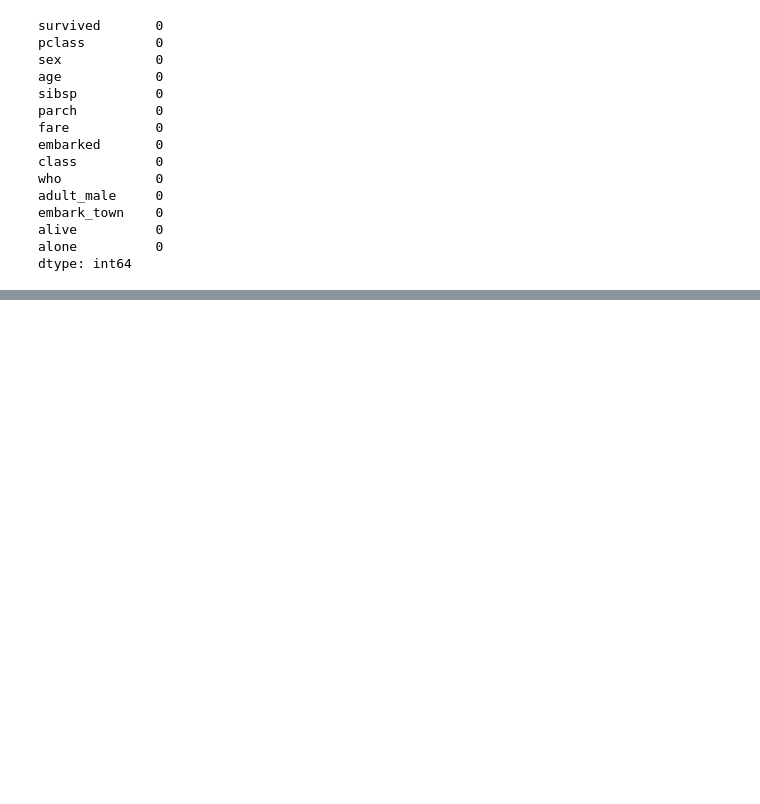
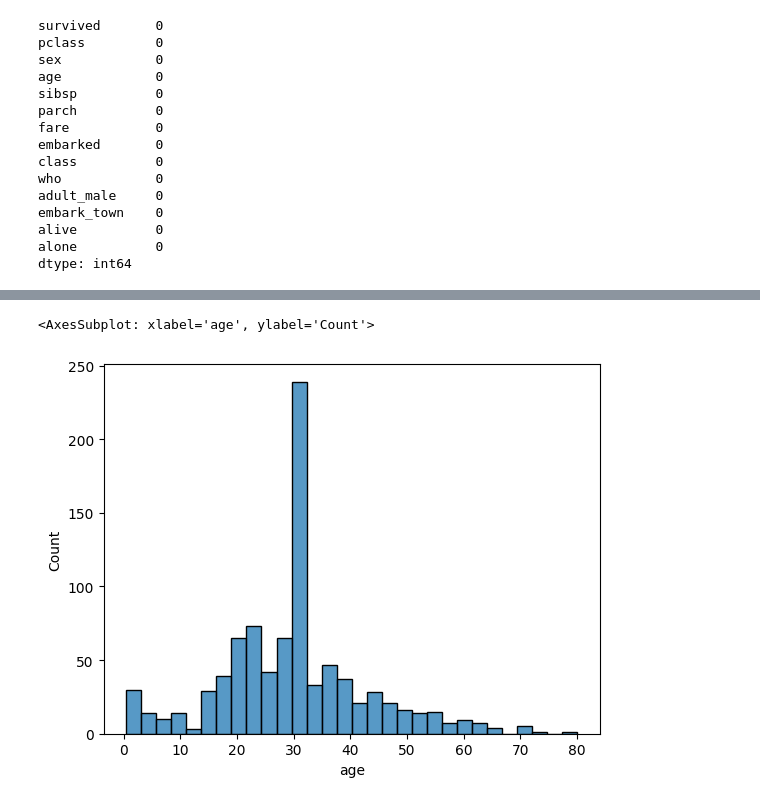
Before and after one commit to waqarakrambhutta/data_science_python_workshop, a Jupyter notebook: day_2.ipynb, the cells around one changed output, grey strips where cells are left out. Saved outputs shown, nothing was run; the diff lists cells and outputs as text; code cells hidden in the pictures; blank space fills up the shorter version.

```diff
--- a/day_2.ipynb
+++ b/day_2.ipynb
@@ -112,0 +134,5 @@ dtype: int64
+# %%
+sns.histplot(df['age'])
+# %% [output]
+<AxesSubplot: xlabel='age', ylabel='Count'>
+[figure, added]
```
Also changed, not shown: parts of 3 cells of this notebook, 3 other files.
